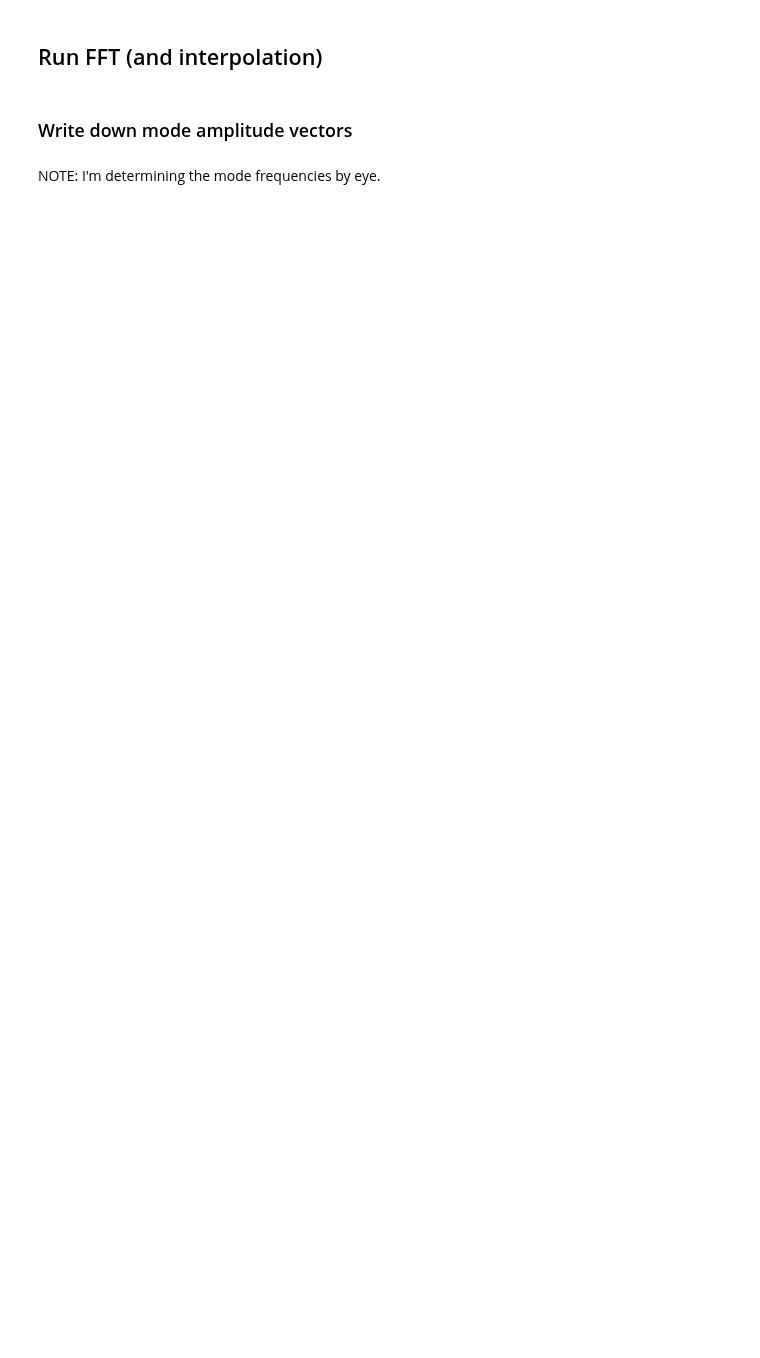
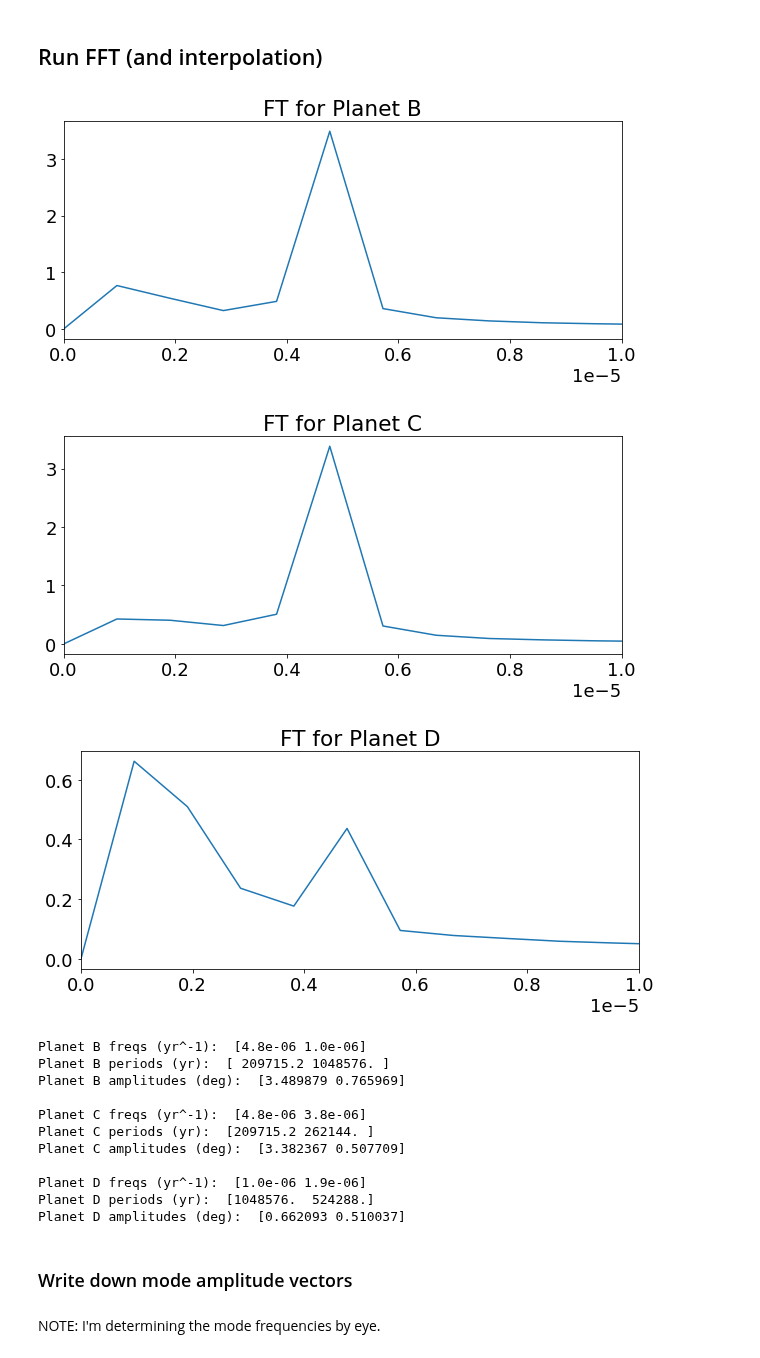
Before and after one commit to Jupiter1994/inc-dynamics, a Jupyter notebook: three_planet/three_planet.ipynb, the cells around one changed output. Cells and saved outputs as stored; diff of their text form; code cells hidden in the pictures; blank space fills up the shorter version.

```diff
--- a/three_planet/three_planet.ipynb
+++ b/three_planet/three_planet.ipynb
@@ -490,6 +477,10 @@ plt.show()
 ## Run FFT (and interpolation)
 # %%
 ## run FFT
+
+N = tmax
+num_steps = N
+
 def quad_fn(coeffs, x):
     '''
     Given the coefficients of a quadratic polynomial f(x), return f(x).
@@ -571,33 +562,48 @@ d_series = d_complex_incs_deg.real
 use_interp = False
 
 b_freqs = np.zeros([2])
 b_amps = np.zeros([2])
 b_freqs, b_amps = FFT_freq_amp(b_series, 'Planet B', quad_interp=use_interp)
 b_periods = [1/freq for freq in b_freqs] # years
 
 c_freqs = np.zeros([2])
 c_amps = np.zeros([2])
 c_freqs, c_amps = FFT_freq_amp(c_series, 'Planet C', quad_interp=use_interp)
 c_periods = [1/freq for freq in c_freqs] # years
 
 d_freqs = np.zeros([2])
 d_amps = np.zeros([2])
 d_freqs, d_amps = FFT_freq_amp(d_series, 'Planet D', quad_interp=use_interp)
 d_periods = [1/freq for freq in d_freqs] # years
 
 if use_interp:
     print('WITH QUADRATIC INTERPOLATION:')
 print(f'Planet B freqs (yr^-1): ', np.round(b_freqs,7))
 print(f'Planet B periods (yr): ', np.round(b_periods,3))
 print(f'Planet B amplitudes (deg): ', np.round(b_amps,6))
 print()
 print(f'Planet C freqs (yr^-1): ', np.round(c_freqs,7))
 print(f'Planet C periods (yr): ', np.round(c_periods,3))
 print(f'Planet C amplitudes (deg): ', np.round(c_amps,6))
 print()
 print(f'Planet D freqs (yr^-1): ', np.round(d_freqs,7))
 print(f'Planet D periods (yr): ', np.round(d_periods,3))
 print(f'Planet D amplitudes (deg): ', np.round(d_amps,6))
+# %% [output]
+[figure, added]
+[figure, added]
+[figure, added]
+Planet B freqs (yr^-1):  [4.8e-06 1.0e-06]
+Planet B periods (yr):  [ 209715.2 1048576. ]
+Planet B amplitudes (deg):  [3.489879 0.765969]
+
+Planet C freqs (yr^-1):  [4.8e-06 3.8e-06]
+Planet C periods (yr):  [209715.2 262144. ]
+Planet C amplitudes (deg):  [3.382367 0.507709]
+
+Planet D freqs (yr^-1):  [1.0e-06 1.9e-06]
+Planet D periods (yr):  [1048576.  524288.]
+Planet D amplitudes (deg):  [0.662093 0.510037]
 # %% [markdown]
 ### Write down mode amplitude vectors
 # %% [markdown]
```
Also changed, not shown: parts of 23 cells of this notebook, 7 other files.
